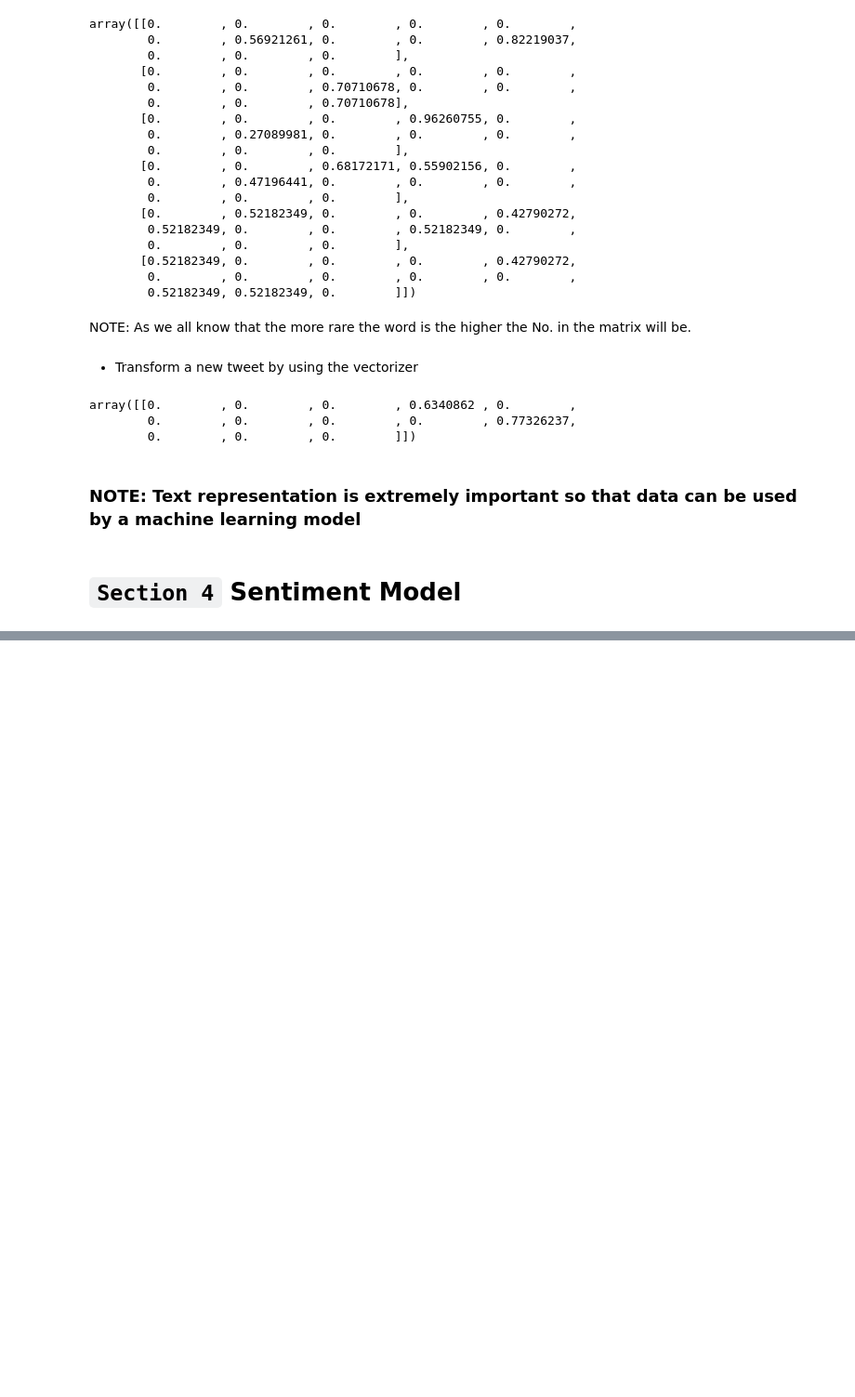
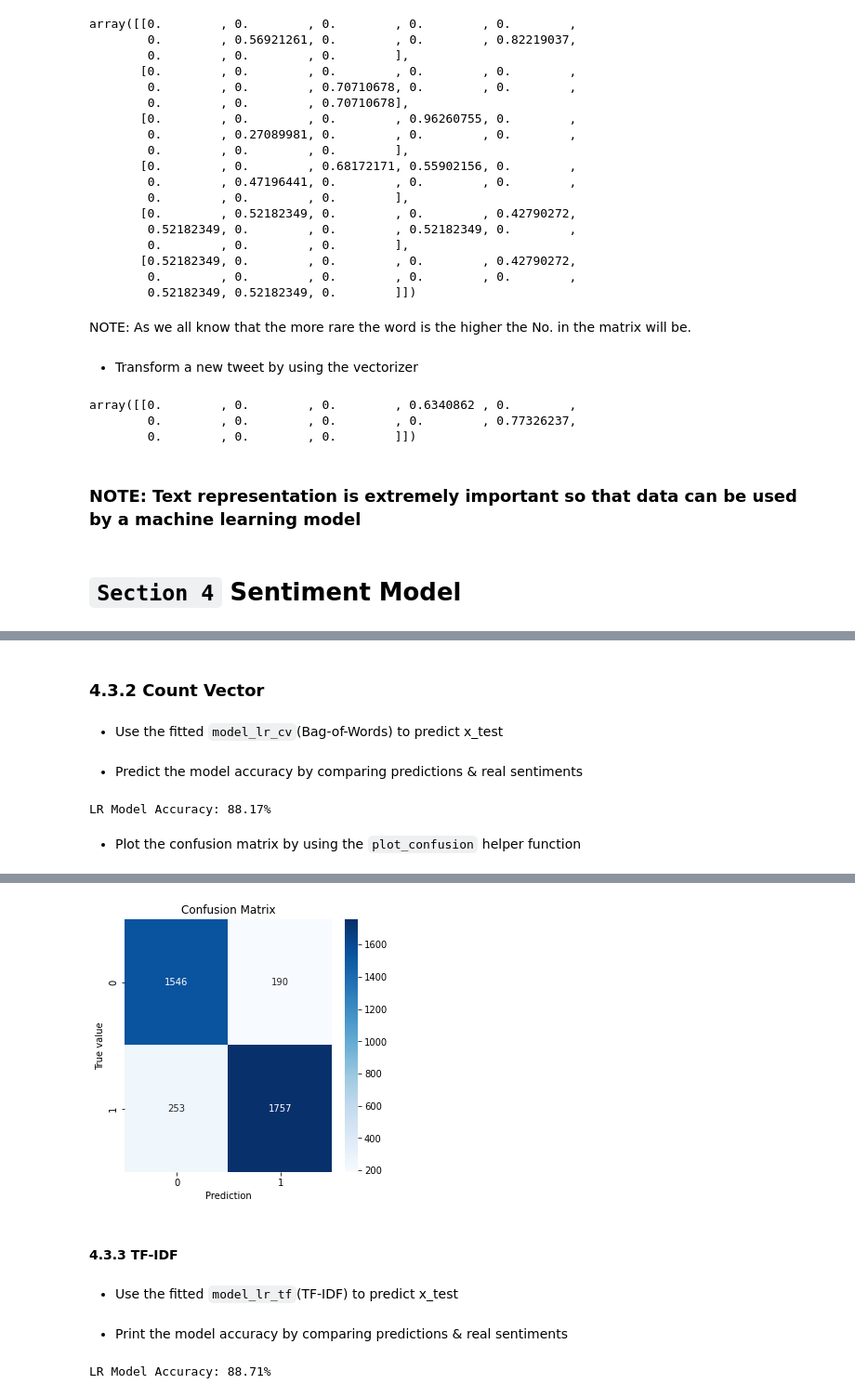
Before and after one commit to Yashmalhotra98/Text_mining_Sentiment_Analysis, a Jupyter notebook: Text_mining_&_Sentiment_Analysis.ipynb, the cells around one changed output, grey strips where cells are left out. Shown at 93% size. Saved outputs shown, nothing was run; the diff lists cells and outputs as text; code cells hidden in the pictures; blank space fills up the shorter version.

```diff
--- a/Text_mining_&_Sentiment_Analysis.ipynb
+++ b/Text_mining_&_Sentiment_Analysis.ipynb
@@ -1984,0 +2267,5 @@ array([[0.        , 0.        , 0.        , 0.6340862 , 0.        ,
+# %%
+cv = fit_cv(x_train)
+#  We fit our count_vectorizer on test data only so there is no leakage
+x_train_cv = cv.transform(x_train)
+x_test_cv = cv.transform(x_test)
@@ -1984,0 +2276,3 @@ array([[0.        , 0.        , 0.        , 0.6340862 , 0.        ,
+# %%
+model_lr_cv = fit_lr(x_train_cv, y_train)
+#  There will be as many β's as there are columns in the Matrix (Which is a pretty Big Number! in the current case!).
@@ -1984,0 +2396,18 @@ array([[0.        , 0.        , 0.        , 0.6340862 , 0.        ,
+# %% [markdown]
+### **4.3.2** Count Vector
+# %% [markdown]
+* Use the fitted `model_lr_cv`(Bag-of-Words) to predict x_test
+# %%
+#  We should predict our model by using the count vectorizer model & the test Dataset
+y_pred_lr_cv = model_lr_cv.predict(x_test_cv)
+# %% [markdown]
+* Predict the model accuracy by comparing predictions & real sentiments
+# %%
+print("LR Model Accuracy: {:.2%}".format(accuracy_score(y_test, y_pred_lr_cv)))
+# %% [output]
+LR Model Accuracy: 88.17%
+# %% [markdown]
+* Plot the confusion matrix by using the `plot_confusion` helper function
+# %%
+plot_confusion(confusion_matrix(y_test, y_pred_lr_cv))
+# %% [output]
@@ -1984,0 +2415,5 @@ array([[0.        , 0.        , 0.        , 0.6340862 , 0.        ,
+[figure, added]
+# %% [markdown]
+#### **4.3.3** TF-IDF
+# %% [markdown]
+* Use the fitted `model_lr_tf`(TF-IDF) to predict x_test
@@ -1984,0 +2422,6 @@ array([[0.        , 0.        , 0.        , 0.6340862 , 0.        ,
+# %% [markdown]
+* Print the model accuracy by comparing predictions & real sentiments
+# %%
+print("LR Model Accuracy: {:.2%}".format(accuracy_score(y_test, y_pred_lr_tf)))
+# %% [output]
+LR Model Accuracy: 88.71%
```
Also changed, not shown: parts of 89 cells of this notebook.
